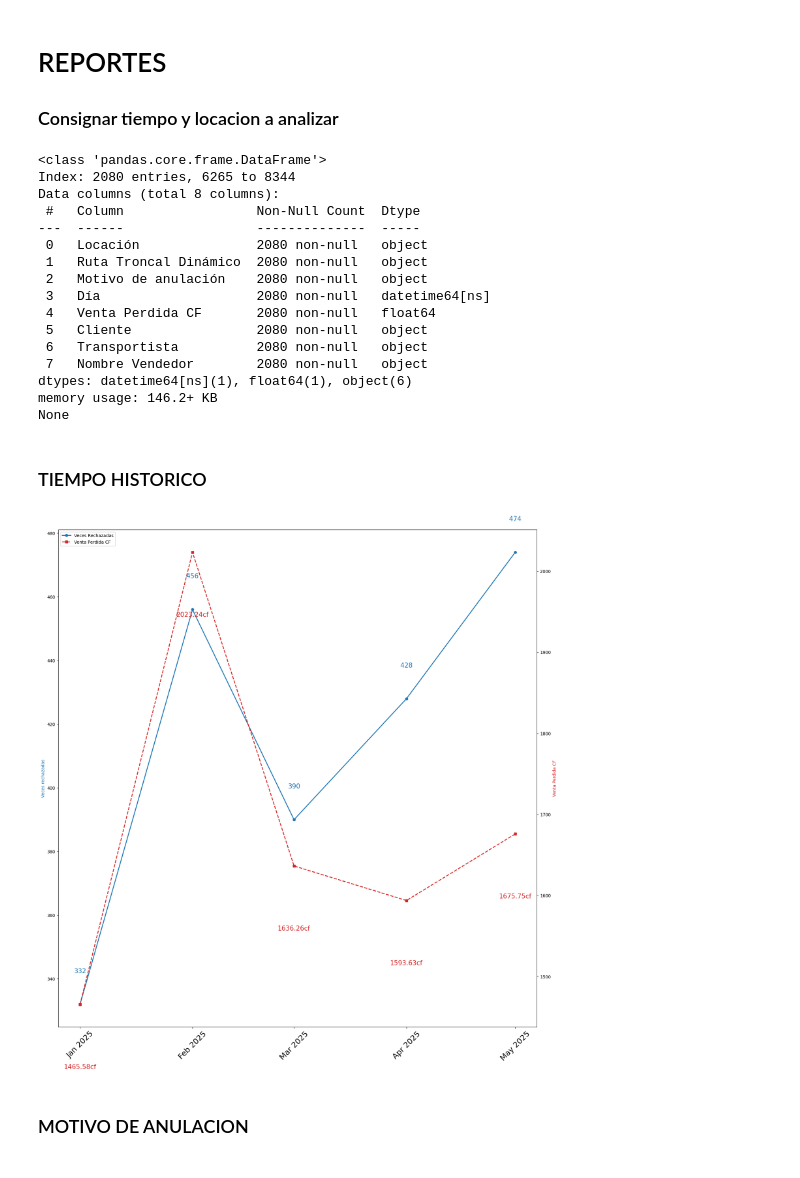
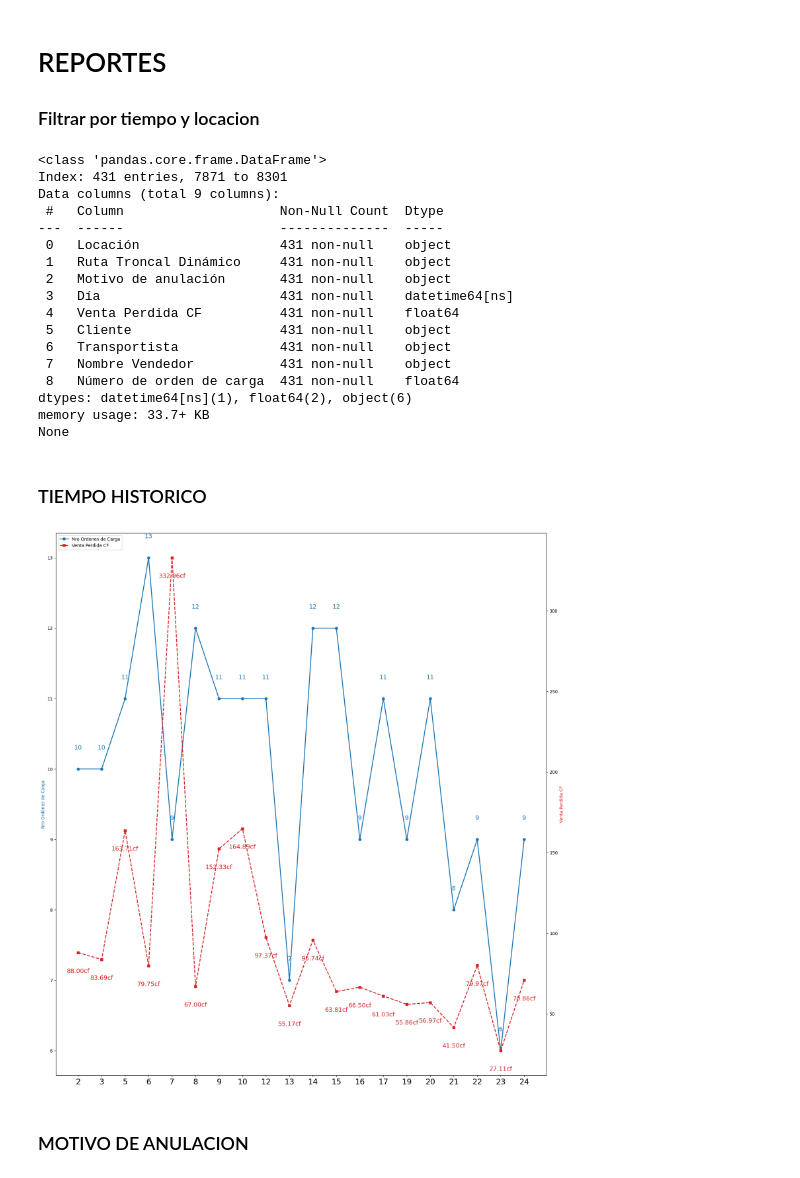
Before and after one commit to GerardoPortocarrero/automatizacion_reporte_rechazos_wssp, a Jupyter notebook: porRUTA.ipynb, the cells around one changed output. Drawn from its saved outputs; the diff is of its cells as text; code cells hidden in the pictures.

Commit message:
26/05/2025 - cambiar enfoque de veces rechazadas en reporte historico

```diff
--- a/porRUTA.ipynb
+++ b/porRUTA.ipynb
@@ -52,6 +52,7 @@ ruta = ruta[[
     'Cliente',
     'Transportista',
     'Nombre Vendedor',
+    'Número de orden de carga'
 ]]
 print(ruta.info())
 # %% [output]
@@ -102,6 +105,10 @@ None
 # %%
 # rellenar los valores NaN con 0
 ruta = ruta.fillna(0)
+
+# eliminar filas cuando la cantidad sea 0
+ruta = ruta[ruta["Venta Perdida CF"] != 0]
+
 print(ruta.info())
 # %% [output]
 <class 'pandas.core.frame.DataFrame'>
@@ -122,7 +130,7 @@ memory usage: 521.7+ KB
 None
 # %% [markdown]
 # REPORTES
-### Consignar tiempo y locacion a analizar
+### Filtrar por tiempo y locacion
 # %%
 ''' ESCOGER QUE TIPO DE ANALISIS HACER
 (1) Por Año (Escoger el año especifico) (Analisis de todo ese año)
@@ -181,20 +189,21 @@ elif opcion_locaciones == 6:
 print(ruta.info())
 # %% [output]
 <class 'pandas.core.frame.DataFrame'>
-Index: 2080 entries, 6265 to 8344
-Data columns (total 8 columns):
- #   Column                 Non-Null Count  Dtype
----  ------                 --------------  -----
- 0   Locación               2080 non-null   object
- 1   Ruta Troncal Dinámico  2080 non-null   object
- 2   Motivo de anulación    2080 non-null   object
- 3   Día                    2080 non-null   datetime64[ns]
- 4   Venta Perdida CF       2080 non-null   float64
- 5   Cliente                2080 non-null   object
- 6   Transportista          2080 non-null   object
- 7   Nombre Vendedor        2080 non-null   object
-dtypes: datetime64[ns](1), float64(1), object(6)
-memory usage: 146.2+ KB
+Index: 431 entries, 7871 to 8301
+Data columns (total 9 columns):
+ #   Column                    Non-Null Count  Dtype
+---  ------                    --------------  -----
+ 0   Locación                  431 non-null    object
+ 1   Ruta Troncal Dinámico     431 non-null    object
+ 2   Motivo de anulación       431 non-null    object
+ 3   Día                       431 non-null    datetime64[ns]
+ 4   Venta Perdida CF          431 non-null    float64
+ 5   Cliente                   431 non-null    object
+ 6   Transportista             431 non-null    object
+ 7   Nombre Vendedor           431 non-null    object
+ 8   Número de orden de carga  431 non-null    float64
+dtypes: datetime64[ns](1), float64(2), object(6)
+memory usage: 33.7+ KB
 None
 # %%
 # CONFIGURACION GENERAL
@@ -285,10 +294,16 @@ def vr_vp_mes():
 def vr_vp_dia():
     try:
         # Tendencia por fecha
-        vr_por_fecha = (
-            ruta.groupby("Día")
-            .size()          # equivalente a value_counts pero mantiene el orden cronológico
-            .sort_index()    # ¡clave!: ordena el índice (las fechas)
+        # vr_por_fecha_nro_orden = (
+        #     ruta.groupby("Día")
+        #     .size()          # equivalente a value_counts pero mantiene el orden cronológico
+        #     .sort_index()    # ¡clave!: ordena el índice (las fechas)
+        # )
+
+        vr_por_fecha_nro_orden = (
+            ruta.groupby("Día")["Número de orden de carga"]
+            .nunique()
+            .sort_index()
         )
 
         # Suma de Venta Perdida por día
@@ -302,22 +317,22 @@ def vr_vp_dia():
         fig, ax1 = plt.subplots(figsize=(17, 18))
 
         # Extraer días del mes para eje X
-        dias = vr_por_fecha.index
+        dias = vr_por_fecha_nro_orden.index
         x_pos = list(range(len(dias)))
 
         # Eje primario: Veces rechazadas
         ax1.plot(
             x_pos,
-            vr_por_fecha.values,
+            vr_por_fecha_nro_orden.values,
             marker="o",
-            label="Veces Rechazadas",
+            label="Nro Ordenes de Carga",
             linewidth=2
         )
 
         # Etiquetas para cada punto de Rechazos
-        for x, y in zip(x_pos, vr_por_fecha.values):
+        for x, y in zip(x_pos, vr_por_fecha_nro_orden.values):
             ax1.text(
-                x, y + vr_por_fecha.max() * 0.02,  # 2 % por encima
+                x, y + vr_por_fecha_nro_orden.max() * 0.02,  # 2 % por encima
                 f"{y}",
                 ha="center",
                 va="bottom",
@@ -349,38 +364,38 @@ def vr_vp_dia():
             )
 
         # Formato de los ejes
-        ax1.set_ylabel("Veces rechazadas", color="tab:blue")
+        ax1.set_ylabel("Nro Ordenes de Carga", color="tab:blue")
         ax2.set_ylabel("Venta Perdida CF", color="tab:red")
 
         ax1.set_xticks(x_pos)
         ax1.set_xticklabels([str(fecha.day) for fecha in dias], rotation=0, fontsize=18)
 
         # Leyendas y formato
         # Combinar leyendas de ambos ejes
         lines_1, labels_1 = ax1.get_legend_handles_labels()
         lines_2, labels_2 = ax2.get_legend_handles_labels()
         ax1.legend(lines_1 + lines_2, labels_1 + labels_2, loc="upper left")
 
         plt.tight_layout()
         plt.savefig('vr_vp_tiempo.png')
         #plt.show()
     except:
         print(f'Cantidad de datos: {len(ruta)}')
         print('No hay datos (Probablemente un domingo o festivo o no hubo rechazos)')
 
 opcion_fecha_string = ""
 if opcion_tiempo == 1:
     opcion_fecha_string = "mes"
     vr_vp_mes_titulo = f'Tiempo Histórico de Rechazos y Venta Perdida (CF) por mes del año {fecha}'
     vr_vp_mes_descripcion = 'Este gráfico muestra las veces rechazadas y ventas perdidas (CF) a travéz del tiempo (por mes).'
     vr_vp_mes()
 if opcion_tiempo == 2:
     opcion_fecha_string = "dia"
     vr_vp_dia_titulo = f'Tiempo Histórico de Rechazos y Venta Perdida (CF) por día del mes {fecha}'
     vr_vp_dia_descripcion = 'Este gráfico muestra las veces rechazadas y ventas perdidas (CF) a travéz del tiempo (por día).'
     vr_vp_dia()
 # %% [output]
-[figure, old version]
+[figure, new version]
 # %% [markdown]
 ### MOTIVO DE ANULACION
 # %%
```
Also changed, not shown: parts of 5 cells of this notebook, 2 other files.
